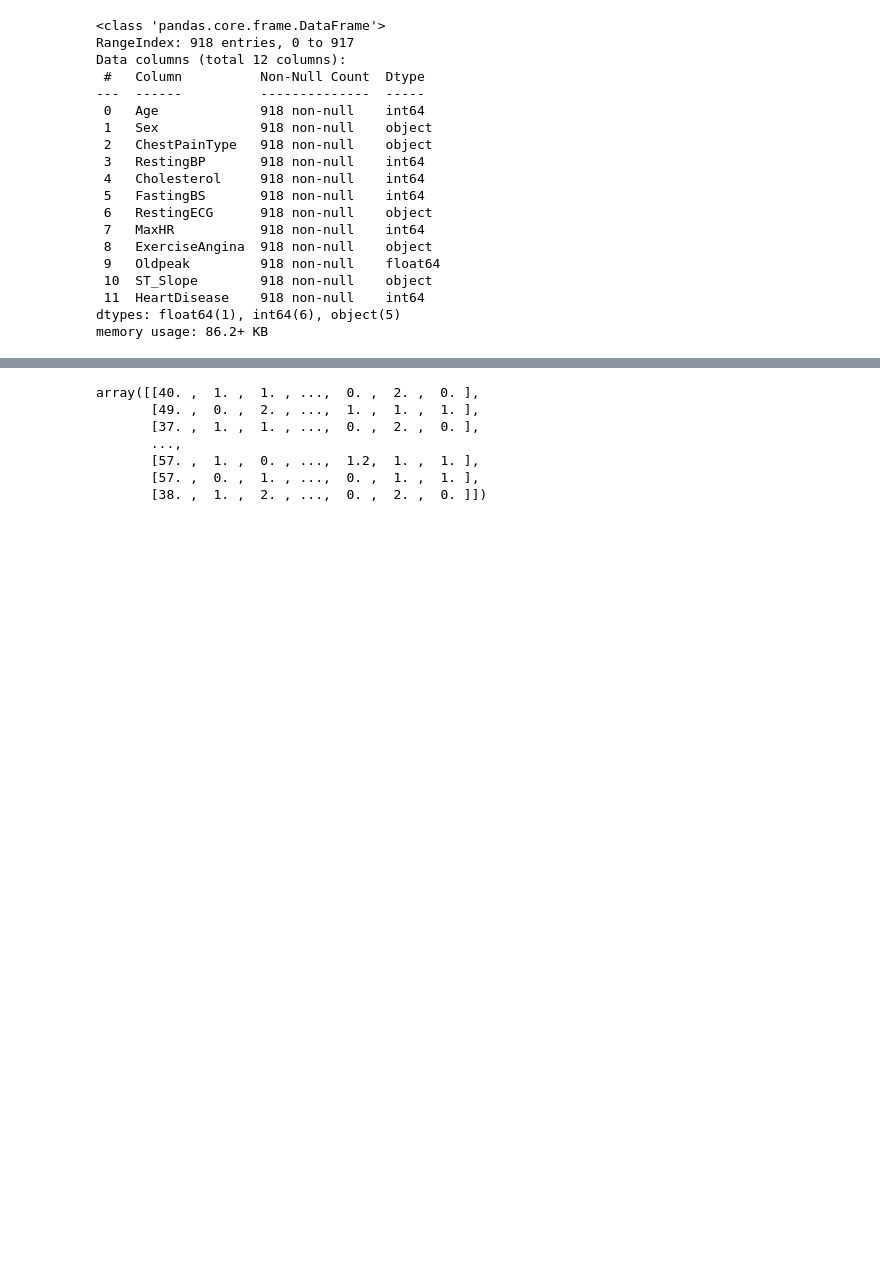
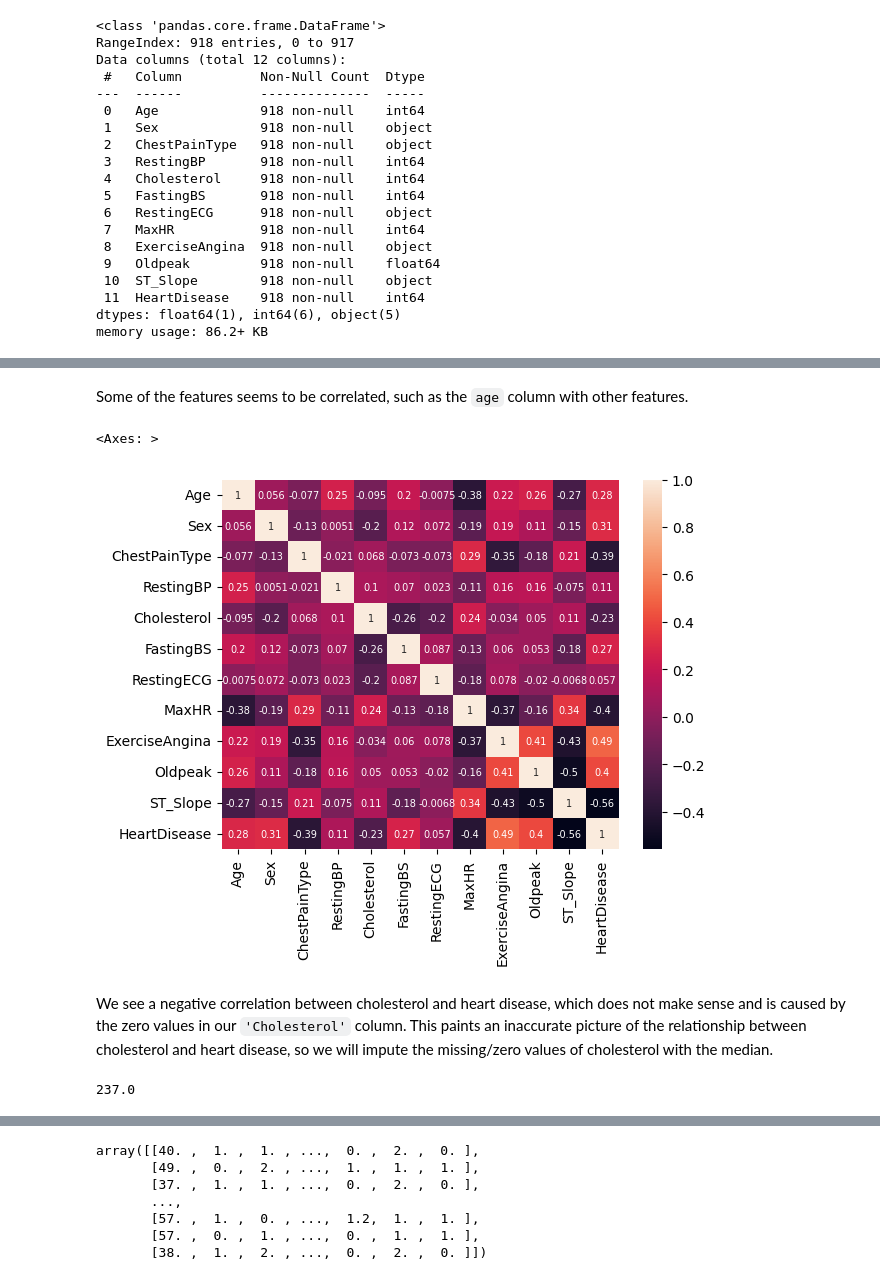
Before and after one commit to DebraBeat/ml-project, a Jupyter notebook: heart_failure_classification.ipynb, the cells around one changed output, grey strips where cells are left out. Cells and saved outputs as stored; diff of their text form; code cells hidden in the pictures; blank space fills up the shorter version.

````diff
--- a/heart_failure_classification.ipynb
+++ b/heart_failure_classification.ipynb
@@ -112,0 +239,27 @@ df
+# %% [markdown]
+Some of the features seems to be correlated, such as the `age` column with other features.
+# %%
+# Correlation heatmap
+corr = df.corr()
+sns.heatmap(corr,annot=True,annot_kws={"size": 7})
+# %% [output]
+<Axes: >
+[figure, added]
+# %% [markdown]
+We see a negative correlation between cholesterol and heart disease, which does not make sense and is caused by the zero values in our ```'Cholesterol'``` column. This paints an inaccurate picture of the relationship between cholesterol and heart disease, so we will impute the missing/zero values of cholesterol with the median.
+# %%
+# Calculate median based off of nonzero values
+cholesterol_median = df['Cholesterol'][df['Cholesterol']!=0].median()
+print(cholesterol_median)
+# Find rows where cholesterol value is zero and replace cholesterol values with median
+df.loc[df['Cholesterol']==0,'Cholesterol'] = cholesterol_median
+
+# # Definitly don't do this, but out of curiosity: What if we drop the 0 rows?
+# zero_count_cholesterol = (df['Cholesterol'] == 0).sum()
+# print(f"Number of zeros in 'Cholesterol': {zero_count_cholesterol}")
+# # 172 records have 0 for Cholesterol
+
+# # Alternatively, try dropping cholesterol entirely
+# df=df.drop('Cholesterol',axis=1)
+# %% [output]
+237.0
````
Also changed, not shown: parts of 102 cells of this notebook.
